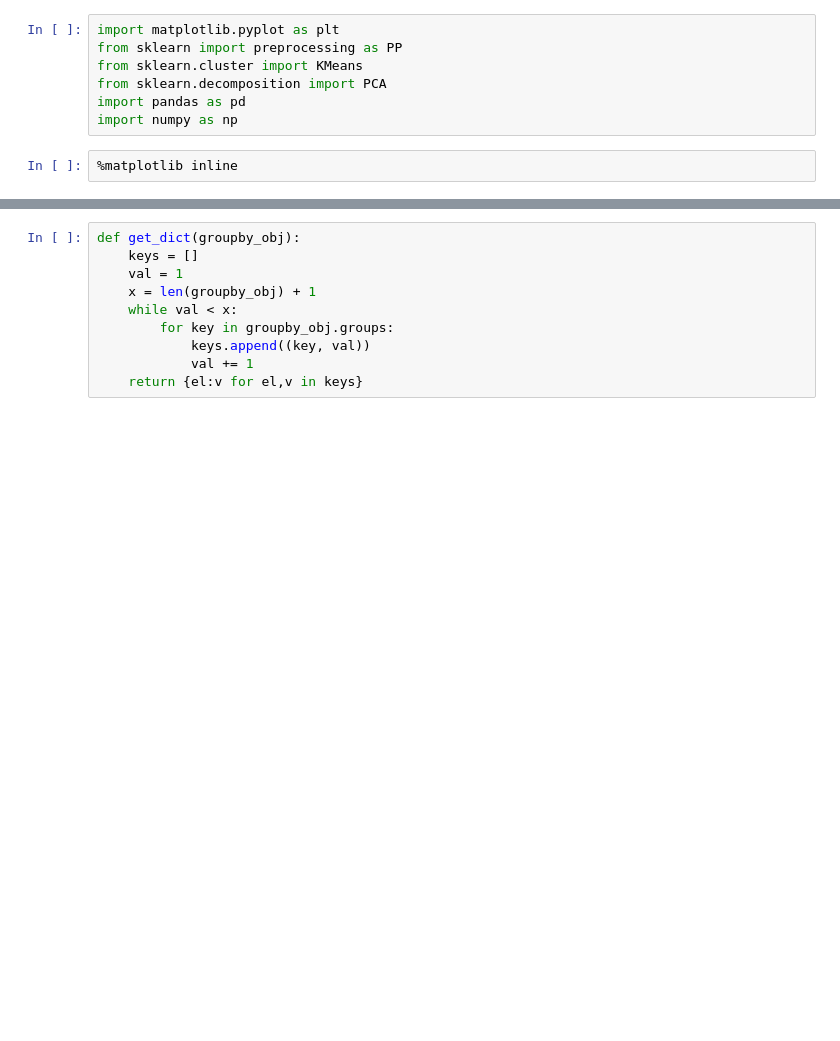
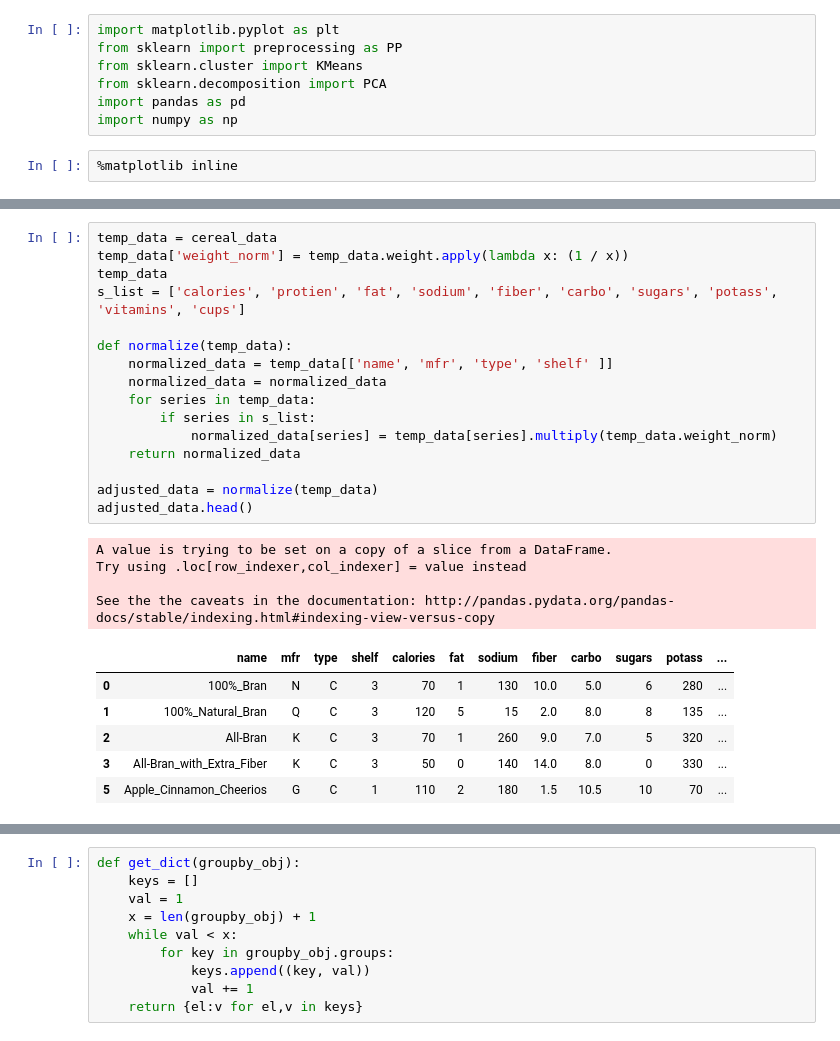
Before and after one commit to tiy-gvl-python/honey-nut-clusters, a Jupyter notebook: Klustering.ipynb, the cells around one changed output, grey strips where cells are left out. Cells and saved outputs as stored; diff of their text form; blank space fills up the shorter version.

```diff
--- a/Klustering.ipynb
+++ b/Klustering.ipynb
@@ -20,0 +26,27 @@ cereal_data.head()
+# %%
+temp_data = cereal_data
+temp_data['weight_norm'] = temp_data.weight.apply(lambda x: (1 / x))
+temp_data
+s_list = ['calories', 'protien', 'fat', 'sodium', 'fiber', 'carbo', 'sugars', 'potass', 'vitamins', 'cups']
+
+def normalize(temp_data):
+    normalized_data = temp_data[['name', 'mfr', 'type', 'shelf' ]]
+    normalized_data = normalized_data
+    for series in temp_data:
+        if series in s_list:
+            normalized_data[series] = temp_data[series].multiply(temp_data.weight_norm)
+    return normalized_data
+
+adjusted_data = normalize(temp_data)
+adjusted_data.head()
+# %% [output]
+A value is trying to be set on a copy of a slice from a DataFrame.
+Try using .loc[row_indexer,col_indexer] = value instead
+
+See the the caveats in the documentation: http://pandas.pydata.org/pandas-docs/stable/indexing.html#indexing-view-versus-copy
+|  | name | mfr | type | shelf | calories | fat | sodium | fiber | carbo | sugars | potass | ... |
+| 0 | 100%_Bran | N | C | 3 | 70 | 1 | 130 | 10.0 | 5.0 | 6 | 280 | ... |
+| 1 | 100%_Natural_Bran | Q | C | 3 | 120 | 5 | 15 | 2.0 | 8.0 | 8 | 135 | ... |
+| 2 | All-Bran | K | C | 3 | 70 | 1 | 260 | 9.0 | 7.0 | 5 | 320 | ... |
+| 3 | All-Bran_with_Extra_Fiber | K | C | 3 | 50 | 0 | 140 | 14.0 | 8.0 | 0 | 330 | ... |
+| 5 | Apple_Cinnamon_Cheerios | G | C | 1 | 110 | 2 | 180 | 1.5 | 10.5 | 10 | 70 | ... |
```
Also changed, not shown: parts of 13 cells of this notebook.
